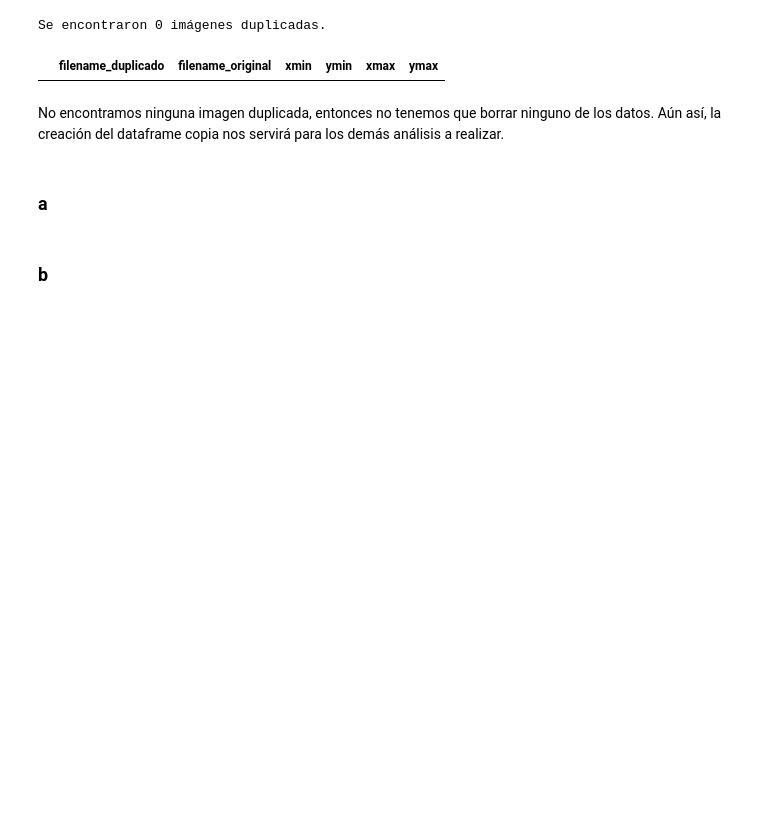
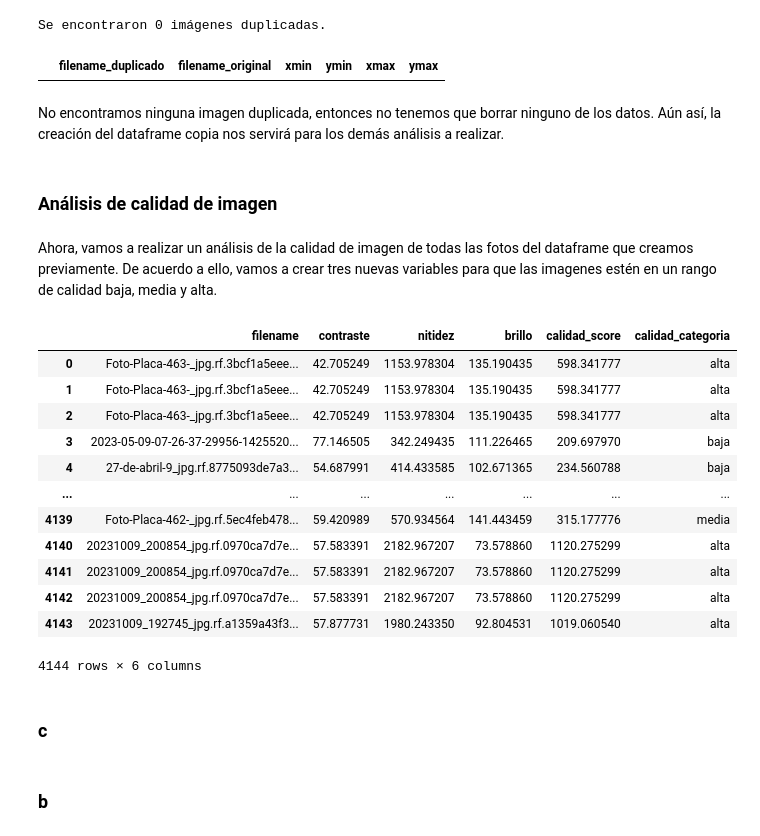
Before and after one commit to MauColab/Autoscan, a Jupyter notebook: ANÁLISIS GEOMÉTRICO.ipynb, the cells around one changed output. Cells and saved outputs as stored; diff of their text form; code cells hidden in the pictures; blank space fills up the shorter version.

Commit message:
feat: se agregó la etiquetación de acuerdo a la calidad de las fotos, se tomaron en cuentra tres etiquetas y se toman en cuenta 3 variables

```diff
--- a/ANÁLISIS GEOMÉTRICO.ipynb
+++ b/ANÁLISIS GEOMÉTRICO.ipynb
@@ -433,6 +433,53 @@ Se encontraron 0 imágenes duplicadas.
 # %% [markdown]
 No encontramos ninguna imagen duplicada, entonces no tenemos que borrar ninguno de los datos. Aún así, la creación del dataframe copia nos servirá para los demás análisis a realizar.
 # %% [markdown]
-### a
+### Análisis de calidad de imagen
+# %% [markdown]
+Ahora, vamos a realizar un análisis de la calidad de imagen de todas las fotos del dataframe que creamos previamente. De acuerdo a ello, vamos a crear tres nuevas variables para que las imagenes estén en un rango de calidad baja, media y alta.
+# %%
+contrastes, nitideces, brillos, scores = [], [], [], []
+
+def calcular_metricas_calidad(img_gray):
+    contraste = float(np.std(img_gray)) #obtenemos la desviacion estandar para el contraste
+    nitidez = float(cv2.Laplacian(img_gray, cv2.CV_64F).var()) #varianza del operador laplaciano para la nitidez
+    brillo = float(np.mean(img_gray)) #promedio de intensidad para el brillo
+
+    # formula para el indice de calidad
+    calidad_score = 0.5 * contraste + 0.5 * nitidez
+
+    return contraste, nitidez, brillo, calidad_score
+# %%
+for _, row in df_ecualizado.iterrows():
+    img = row["img_gray"]
+    contraste, nitidez, brillo, score = calcular_metricas_calidad(img)
+
+    contrastes.append(contraste)
+    nitideces.append(nitidez)
+    brillos.append(brillo)
+    scores.append(score)
+# %%
+df_ecualizado["contraste"] = contrastes
+df_ecualizado["nitidez"] = nitideces
+df_ecualizado["brillo"] = brillos
+df_ecualizado["calidad_score"] = scores
+
+df_ecualizado["calidad_categoria"] = pd.qcut(df_ecualizado["calidad_score"], 3, labels=["baja", "media", "alta"])
+df_ecualizado[["filename", "contraste", "nitidez", "brillo", "calidad_score", "calidad_categoria"]]
+# %% [output]
+|  | filename | contraste | nitidez | brillo | calidad_score | calidad_categoria |
+| 0 | Foto-Placa-463-_jpg.rf.3bcf1a5eee... | 42.705249 | 1153.978304 | 135.190435 | 598.341777 | alta |
+| 1 | Foto-Placa-463-_jpg.rf.3bcf1a5eee... | 42.705249 | 1153.978304 | 135.190435 | 598.341777 | alta |
+| 2 | Foto-Placa-463-_jpg.rf.3bcf1a5eee... | 42.705249 | 1153.978304 | 135.190435 | 598.341777 | alta |
+| 3 | 2023-05-09-07-26-37-29956-1425520... | 77.146505 | 342.249435 | 111.226465 | 209.697970 | baja |
+| 4 | 27-de-abril-9_jpg.rf.8775093de7a3... | 54.687991 | 414.433585 | 102.671365 | 234.560788 | baja |
+| ... | ... | ... | ... | ... | ... | ... |
+| 4139 | Foto-Placa-462-_jpg.rf.5ec4feb478... | 59.420989 | 570.934564 | 141.443459 | 315.177776 | media |
+| 4140 | 20231009_200854_jpg.rf.0970ca7d7e... | 57.583391 | 2182.967207 | 73.578860 | 1120.275299 | alta |
+| 4141 | 20231009_200854_jpg.rf.0970ca7d7e... | 57.583391 | 2182.967207 | 73.578860 | 1120.275299 | alta |
+| 4142 | 20231009_200854_jpg.rf.0970ca7d7e... | 57.583391 | 2182.967207 | 73.578860 | 1120.275299 | alta |
+| 4143 | 20231009_192745_jpg.rf.a1359a43f3... | 57.877731 | 1980.243350 | 92.804531 | 1019.060540 | alta |
+4144 rows × 6 columns
+# %% [markdown]
+### c
 # %% [markdown]
 ### b
```
